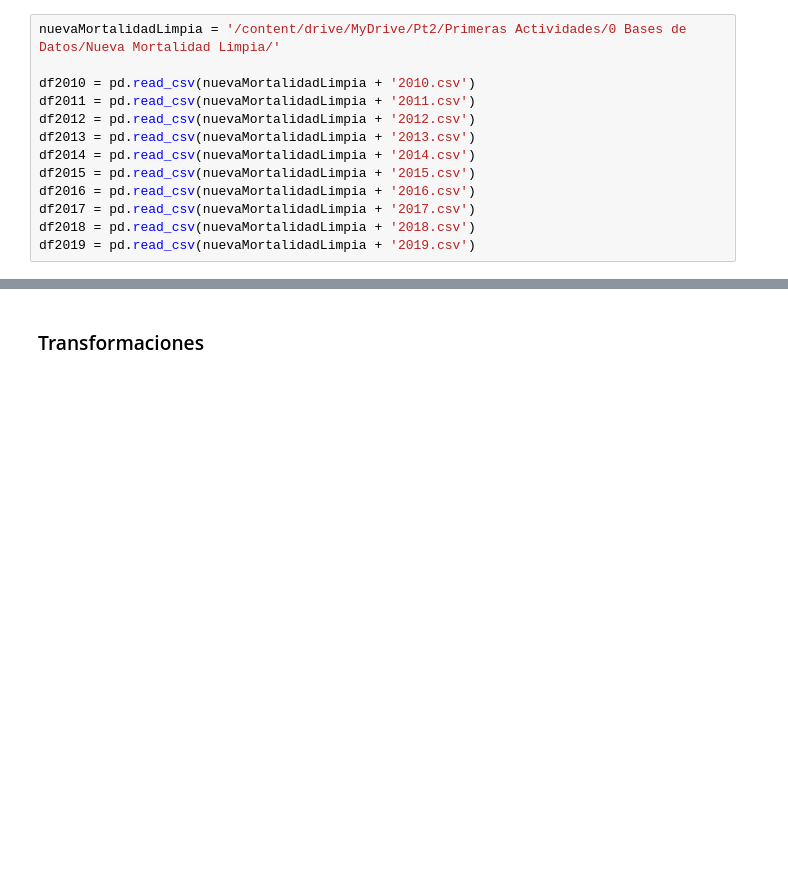
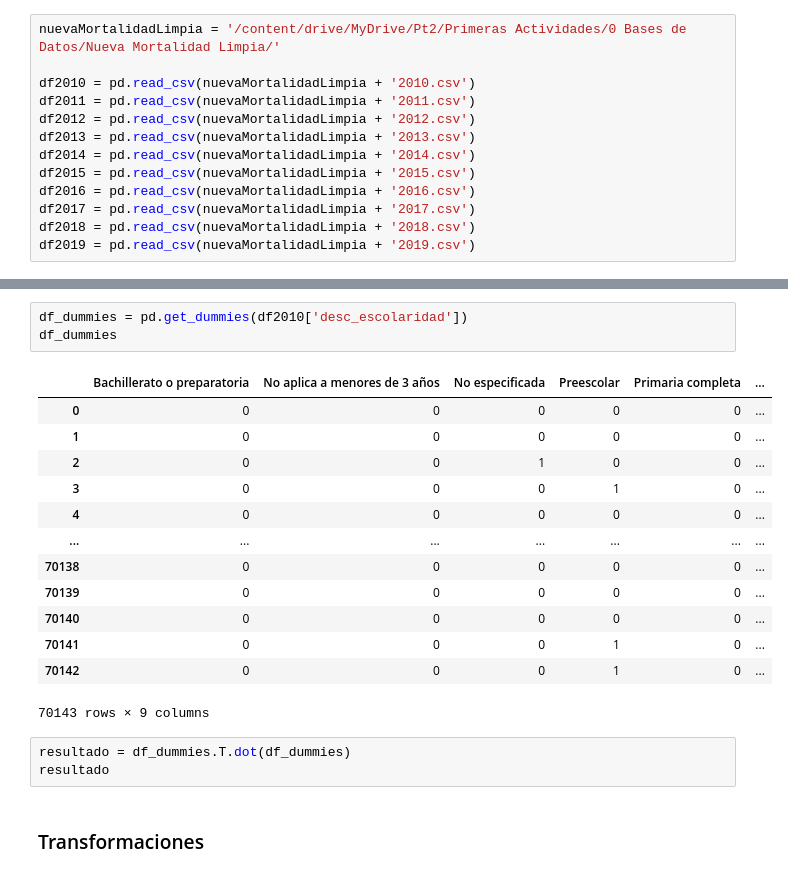
Before and after one commit to aledelorbe/pt2Codigos, a Jupyter notebook: SegundasActividades/Algoritmos.ipynb, the cells around one changed output, grey strips where cells are left out. Drawn from its saved outputs; the diff is of its cells as text; blank space fills up the shorter version.

```diff
--- a/SegundasActividades/Algoritmos.ipynb
+++ b/SegundasActividades/Algoritmos.ipynb
@@ -28,3 +75,23 @@ df2019 = pd.read_csv(nuevaMortalidadLimpia + '2019.csv')
+# %%
+df_dummies = pd.get_dummies(df2010['desc_escolaridad'])
+df_dummies
+# %% [output]
+|  | Bachillerato o preparatoria | No aplica a menores de 3 años | No especificada | Preescolar | Primaria completa | ... |
+| 0 | 0 | 0 | 0 | 0 | 0 | ... |
+| 1 | 0 | 0 | 0 | 0 | 0 | ... |
+| 2 | 0 | 0 | 1 | 0 | 0 | ... |
+| 3 | 0 | 0 | 0 | 1 | 0 | ... |
+| 4 | 0 | 0 | 0 | 0 | 0 | ... |
+| ... | ... | ... | ... | ... | ... | ... |
+| 70138 | 0 | 0 | 0 | 0 | 0 | ... |
+| 70139 | 0 | 0 | 0 | 0 | 0 | ... |
+| 70140 | 0 | 0 | 0 | 0 | 0 | ... |
+| 70141 | 0 | 0 | 0 | 1 | 0 | ... |
+| 70142 | 0 | 0 | 0 | 1 | 0 | ... |
+70143 rows × 9 columns
+# %%
+resultado = df_dummies.T.dot(df_dummies)
+resultado
 # %% [markdown]
 
 
```
Also changed, not shown: parts of 2 cells of this notebook.
